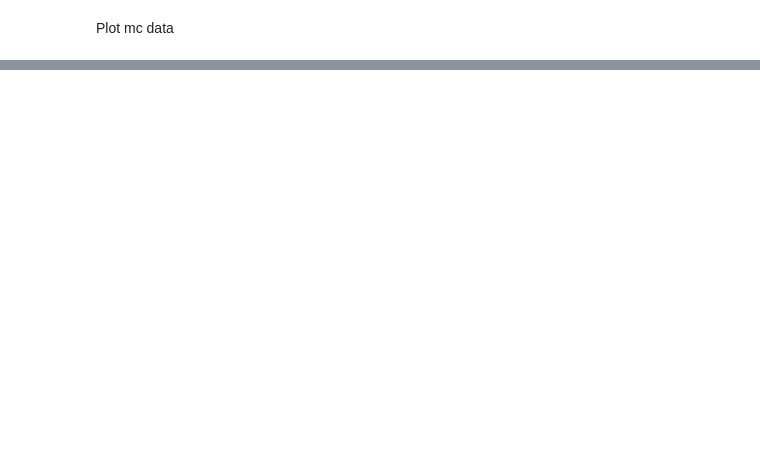
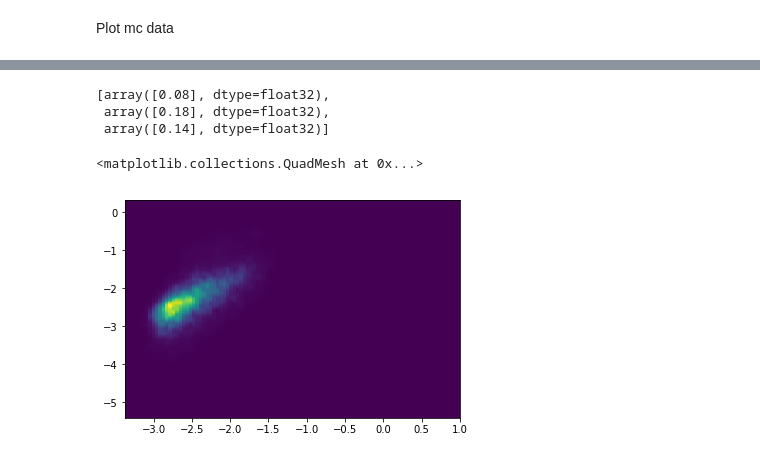
Before and after one commit to tomaskontrimas/KDE, a Jupyter notebook: Analysis.ipynb, the cells around one changed output, grey strips where cells are left out. Drawn from its saved outputs; the diff is of its cells as text; code cells hidden in the pictures; blank space fills up the shorter version.

```diff
--- a/Analysis.ipynb
+++ b/Analysis.ipynb
@@ -234,0 +148,18 @@ array([(0.6, 0.5, -3.3934019, 0.)],
+# %%
+import cPickle as pickle
+
+with open('/home/ge56lag/Software/KDE/output/sig_psi_E/pdf/sig_psi_E.pkl', 'rb') as f:
+            sig_psi_E = pickle.load(f)
+# %%
+sig_psi_E['bw']
+# %% [output]
+[array([0.08], dtype=float32),
+ array([0.18], dtype=float32),
+ array([0.14], dtype=float32)]
+# %%
+plt.figure()
+
+plt.pcolormesh(X, Y, sig_psi_E['pdf_vals'][:, :, 50])
+# %% [output]
+<matplotlib.collections.QuadMesh at 0x...>
+[figure, added]
```
Also changed, not shown: parts of 32 cells of this notebook, 1 other file.
